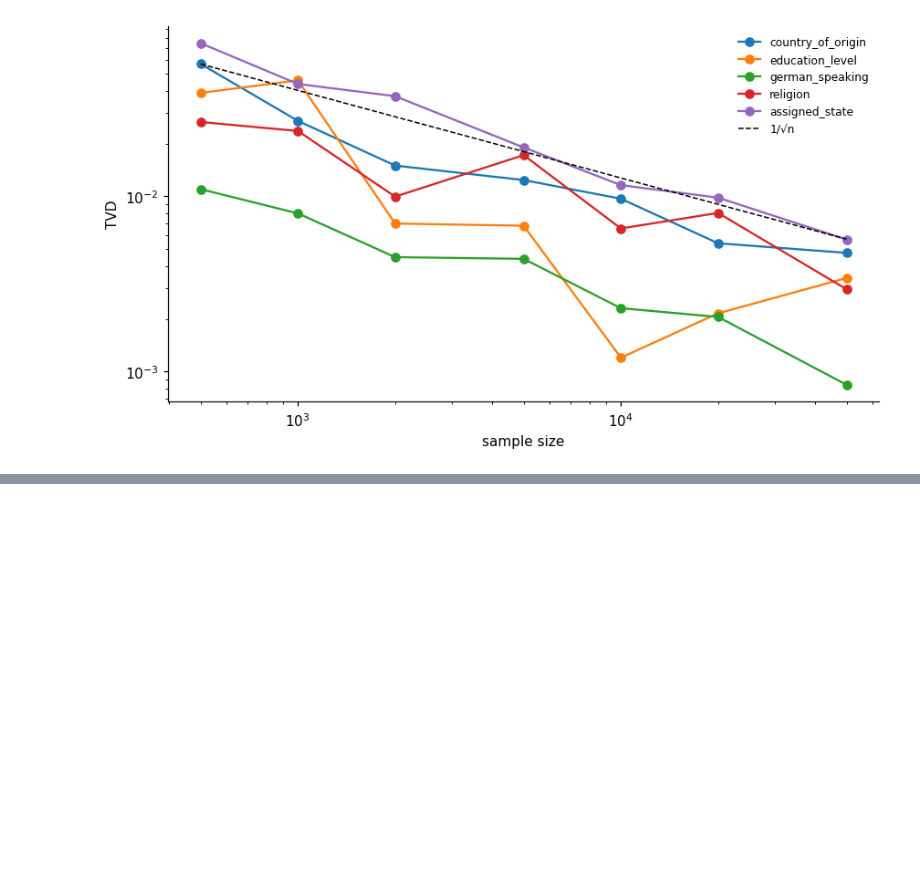
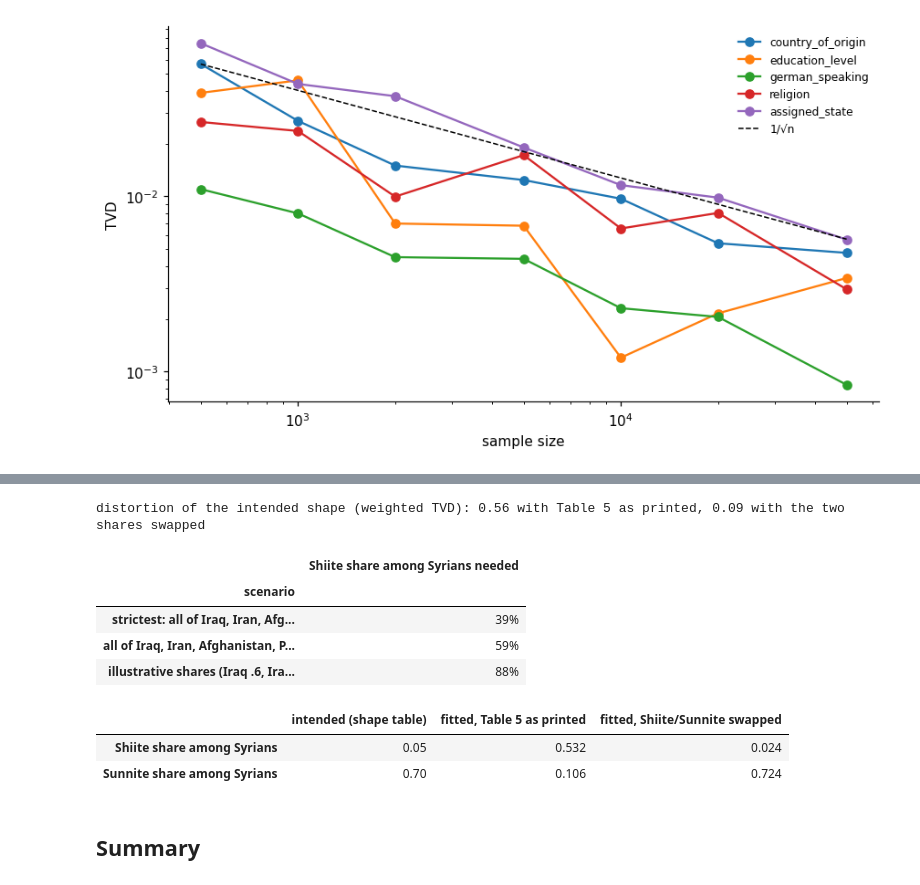
Before and after one commit to sofiykamanko/refugee_locating, a Jupyter notebook: notebooks/validate_synthetic_data.ipynb, the cells around one changed output, grey strips where cells are left out. Cells and saved outputs as stored; diff of their text form; code cells hidden in the pictures; blank space fills up the shorter version.

```diff
--- a/notebooks/validate_synthetic_data.ipynb
+++ b/notebooks/validate_synthetic_data.ipynb
@@ -289,0 +409,38 @@ summary[["metric", "distance", "threshold", "p-value", "pass"]]
+# %%
+orig_p = gen.normalise(gen.COUNTRY_OF_ORIGIN); share_o = dict(zip(gen.ORIGINS, orig_p))
+rel_keys = list(gen.RELIGION); iShi, iSun, iSyr = rel_keys.index("Shiite"), rel_keys.index("Sunnite"), gen.ORIGINS.index("Syria")
+shi_target = gen.normalise(gen.RELIGION)[iShi]
+
+def required_syrian_shiite(assumed):
+    from_others = sum(share_o[o] * v for o, v in assumed.items()); return (shi_target - from_others) / share_o["Syria"]
+bound = pd.DataFrame([
+    {"scenario": "strictest: all of Iraq, Iran, Afghanistan, Pakistan and Other are Shiite", "Shiite share among Syrians needed": required_syrian_shiite({"Iraq": 1, "Iran": 1, "Afghanistan": 1, "Pakistan": 1, "Other": 1})},
+    {"scenario": "all of Iraq, Iran, Afghanistan, Pakistan Shiite, Other none",              "Shiite share among Syrians needed": required_syrian_shiite({"Iraq": 1, "Iran": 1, "Afghanistan": 1, "Pakistan": 1})},
+    {"scenario": "illustrative shares (Iraq .6, Iran .9, Afghanistan .2, Pakistan .15, Other .15)", "Shiite share among Syrians needed": required_syrian_shiite({"Iraq": .6, "Iran": .9, "Afghanistan": .2, "Pakistan": .15, "Other": .15})}]).set_index("scenario")
+
+shape_ = np.array([gen.RELIGION_BY_ORIGIN_SHAPE[o] for o in gen.ORIGINS], float); shape_n = shape_ / shape_.sum(1, keepdims=True)
+def distortion(rel_marginals):
+    J = gen.iterative_proportional_fitting(shape_, orig_p, gen.normalise(rel_marginals)); Cn = J / J.sum(1, keepdims=True)
+    return float((0.5 * np.abs(Cn - shape_n).sum(1) @ orig_p)), Cn
+swapped = dict(gen.RELIGION); swapped["Shiite"], swapped["Sunnite"] = gen.RELIGION["Sunnite"], gen.RELIGION["Shiite"]
+dist_asis, C_asis = distortion(gen.RELIGION); dist_swap, C_swap = distortion(swapped)
+swap_table = pd.DataFrame({"intended (shape table)": [shape_n[iSyr, iShi], shape_n[iSyr, iSun]],
+                           "fitted, Table 5 as printed": [C_asis[iSyr, iShi], C_asis[iSyr, iSun]],
+                           "fitted, Shiite/Sunnite swapped": [C_swap[iSyr, iShi], C_swap[iSyr, iSun]]},
+                          index=["Shiite share among Syrians", "Sunnite share among Syrians"]).round(3)
+print(f"distortion of the intended shape (weighted TVD): {dist_asis:.2f} with Table 5 as printed, {dist_swap:.2f} with the two shares swapped")
+record("H", "religion marginals consistent with the intended religion-by-origin shapes (distortion < 0.15)", f"{dist_asis:.2f} as printed vs {dist_swap:.2f} swapped", "ok" if dist_asis < 0.15 else "flag")
+record("H", "Shiite 60.6% reachable without most Syrians being Shiite (strictest bound < 25%)", f"{bound.iloc[0, 0]:.0%} of Syrians needed", "ok" if bound.iloc[0, 0] < 0.25 else "flag")
+display(bound.round(3).apply(lambda col: col.map(lambda v: f"{v:.0%}"))); swap_table
+# %% [output]
+distortion of the intended shape (weighted TVD): 0.56 with Table 5 as printed, 0.09 with the two shares swapped
+|  | Shiite share among Syrians needed |
+| scenario |  |
+| strictest: all of Iraq, Iran, Afg... | 39% |
+| all of Iraq, Iran, Afghanistan, P... | 59% |
+| illustrative shares (Iraq .6, Ira... | 88% |
+|  | intended (shape table) | fitted, Table 5 as printed | fitted, Shiite/Sunnite swapped |
+| Shiite share among Syrians | 0.05 | 0.532 | 0.024 |
+| Sunnite share among Syrians | 0.70 | 0.106 | 0.724 |
+# %% [markdown]
+## Summary
```
Also changed, not shown: parts of 13 cells of this notebook.
